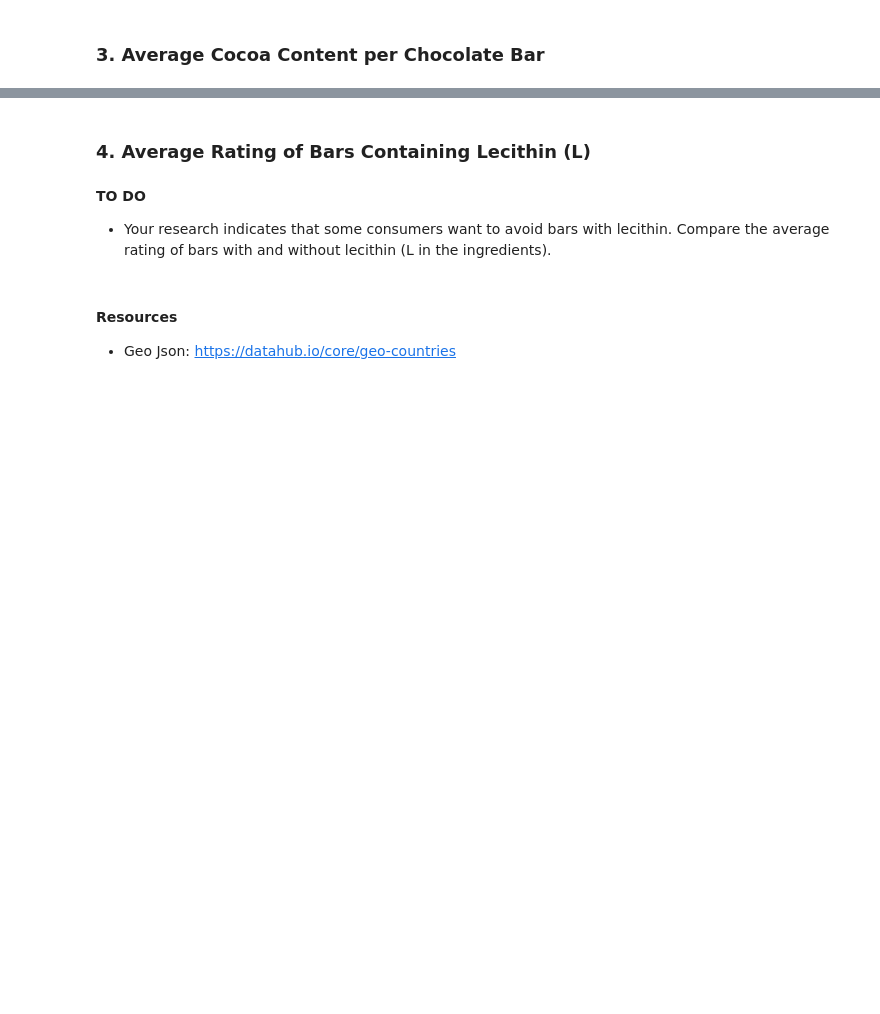
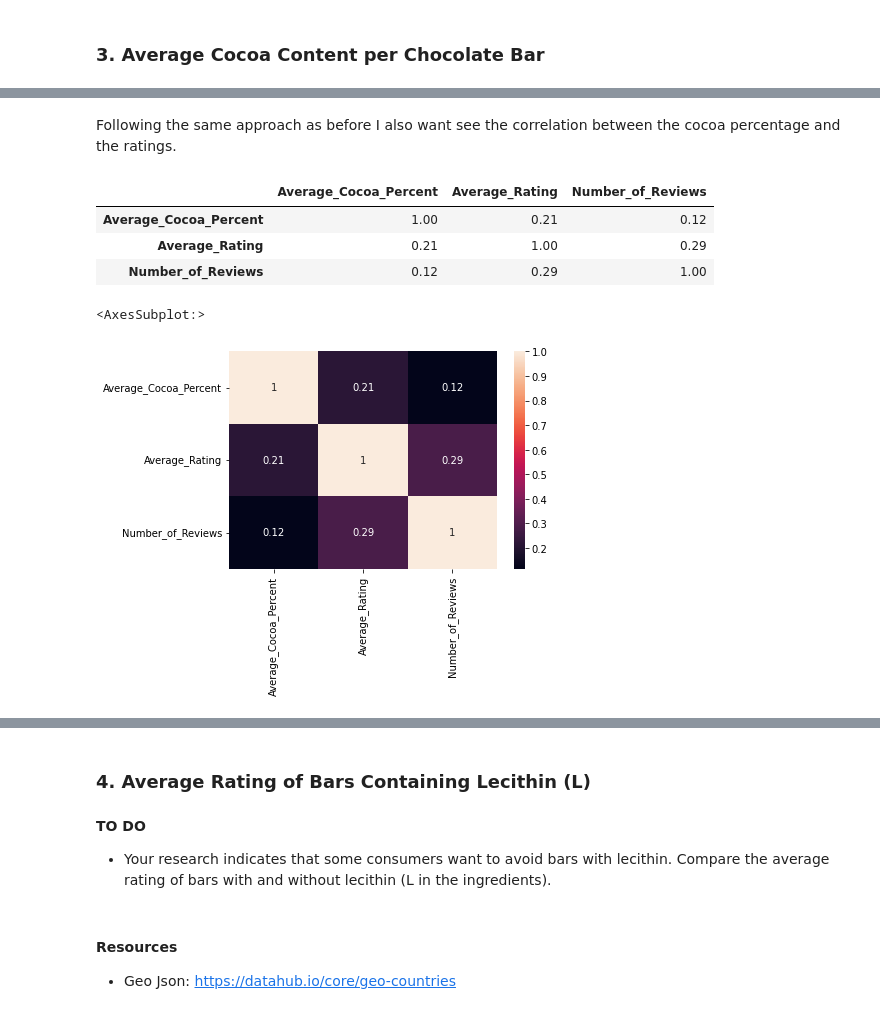
Before and after one commit to Maria-Inigo/Chocolate-Bars, a Jupyter notebook: Notebooks/2-EDA.ipynb, the cells around one changed output, grey strips where cells are left out. Cells and saved outputs as stored; diff of their text form; code cells hidden in the pictures; blank space fills up the shorter version.

```diff
--- a/Notebooks/2-EDA.ipynb
+++ b/Notebooks/2-EDA.ipynb
@@ -162,0 +208,18 @@ From the plot, I can see that there is a lot of variety on the ratings of chocol
+# %% [markdown]
+Following the same approach as before I also want see the correlation between the cocoa percentage and the ratings.
+# %%
+# Merge the ratings and the dataframe with the ratings
+av_cocoa_rating_origin_df = pd.merge(av_cocoa_origin_df, av_rating_count_origin_df, how='inner', on='Bean_Origin')
+
+correlation_matrix = av_cocoa_rating_origin_df.corr()
+round(correlation_matrix,2)
+# %% [output]
+|  | Average_Cocoa_Percent | Average_Rating | Number_of_Reviews |
+| Average_Cocoa_Percent | 1.00 | 0.21 | 0.12 |
+| Average_Rating | 0.21 | 1.00 | 0.29 |
+| Number_of_Reviews | 0.12 | 0.29 | 1.00 |
+# %%
+sns.heatmap(correlation_matrix, annot=True)
+# %% [output]
+<AxesSubplot:>
+[figure, added]
```
Also changed, not shown: parts of 17 cells of this notebook.
